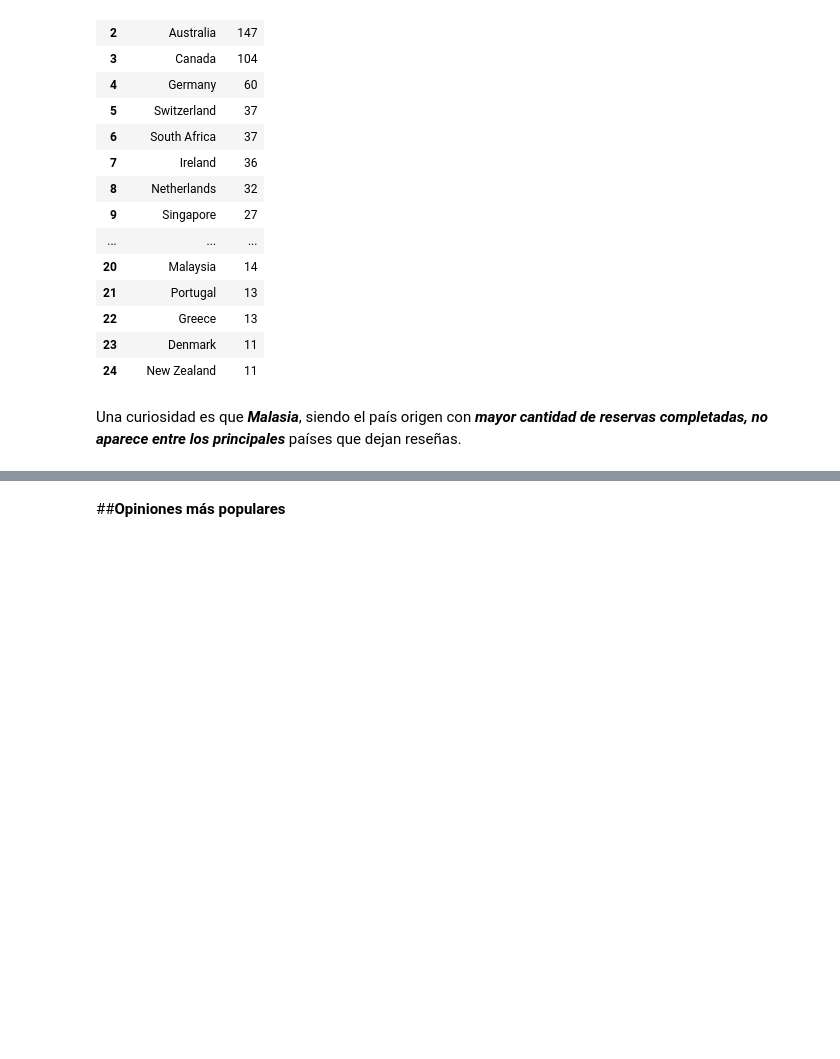
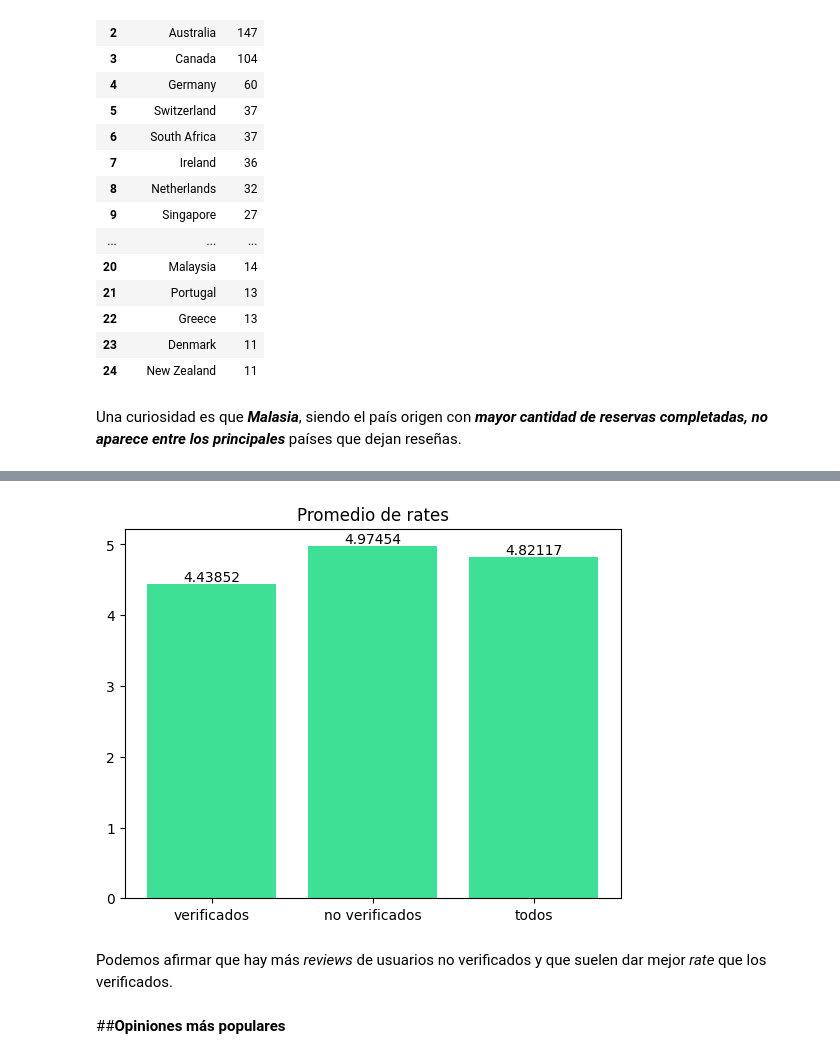
Before and after one commit to alexguttlein/TP1-AnalisisExploratorioDeDatos, a Jupyter notebook: TP1_Análisis_Exploratorio_de_Datos.ipynb, the cells around one changed output, grey strips where cells are left out. Cells and saved outputs as stored; diff of their text form; code cells hidden in the pictures; blank space fills up the shorter version.

```diff
--- a/TP1_Análisis_Exploratorio_de_Datos.ipynb
+++ b/TP1_Análisis_Exploratorio_de_Datos.ipynb
@@ -675,3 +711,25 @@ Una curiosidad es que ***Malasia***, siendo el país origen con ***mayor cantida
+# %%
+# ver promedio reviews segun verificado o no
+promedio_verificado = cleaned_reviews.loc[cleaned_reviews['verified']==True, 'rates'].mean()
+promedio_no_verificado = cleaned_reviews.loc[cleaned_reviews['verified']==False, 'rates'].mean()
+
+promedio_general = cleaned_reviews['rates'].mean()
+
+fig, ax = plt.subplots()
+
+bar_container = ax.bar(['verificados', 'no verificados', 'todos'],
+                       [promedio_verificado, promedio_no_verificado, promedio_general],
+                       color=paleta['verde'])
+
+ax.bar_label(bar_container)
+
+
+plt.title('Promedio de rates')
+plt.show()
+# %% [output]
+[figure, added]
+# %% [markdown]
+Podemos afirmar que hay más *reviews* de usuarios no verificados y que suelen dar mejor *rate* que los verificados.
 # %% [markdown]
 ##**Opiniones más populares**
 # %%
```
Also changed, not shown: parts of 3 cells of this notebook.
